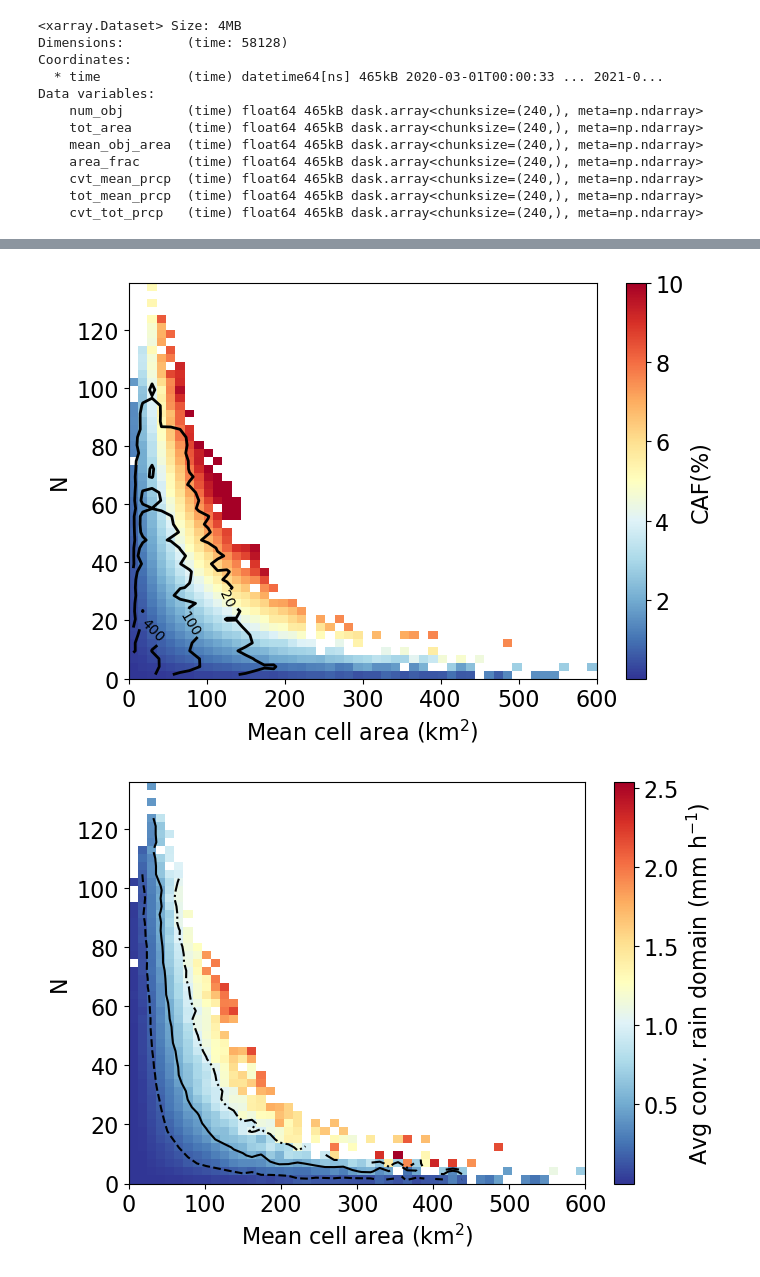
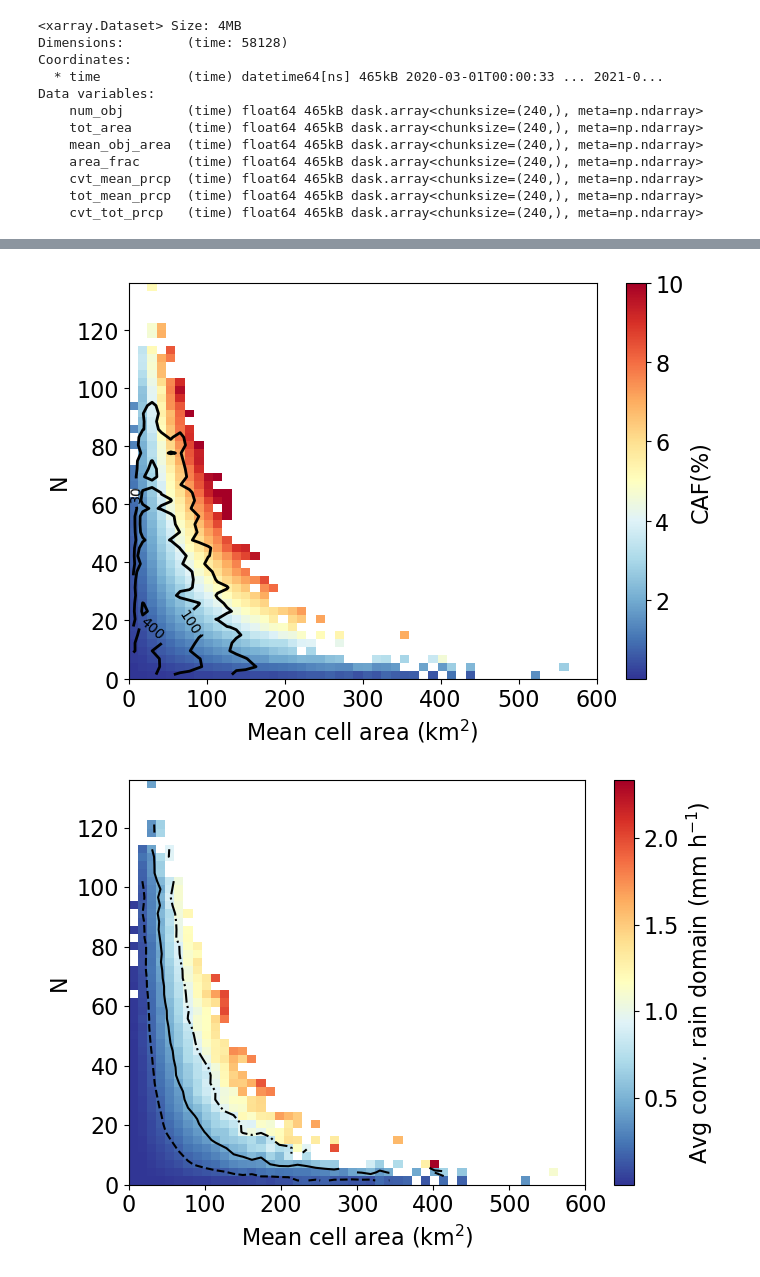
Before and after one commit to 21centuryweather/hk25-AusNode-LargeScaleP, a Jupyter notebook: Demo/Demo_figure1_steiner.ipynb, the cells around one changed output, grey strips where cells are left out. Drawn from its saved outputs; the diff is of its cells as text; code cells hidden in the pictures.

```diff
--- a/Demo/Demo_figure1_steiner.ipynb
+++ b/Demo/Demo_figure1_steiner.ipynb
@@ -107,6 +107,8 @@ counts, _, _, _ = binned_statistic_2d(
     range=[xrange, yrange]
 )
 
+## mask out bins with ≤ 1 samples
+stat[counts <= 1] = np.nan
 # make a mesh for pcolormesh
 X, Y = np.meshgrid(xedges, yedges, indexing='xy')
 
@@ -119,14 +121,14 @@ pcm = ax.pcolormesh(
 x_centers = (xedges[:-1] + xedges[1:]) / 2
 y_centers = (yedges[:-1] + yedges[1:]) / 2
 fig.colorbar(pcm, ax=ax, label="CAF(%)")
-cs = ax.contour(x_centers, y_centers,counts.T, levels=[20,100,400],colors="k",)
+cs = ax.contour(x_centers, y_centers,counts.T, levels=[30,100,400],colors="k",)
 ax.clabel(cs, inline=True, fontsize=10, fmt="%.0f")
 ax.set_xlabel("Mean cell area (km$^2$)")
 ax.set_ylabel('N')
 # ax.set_title()
 plt.tight_layout()
 # %% [output]
-[figure, old version]
+[figure, new version]
 # %%
 x = mean_obj_area_arr.values
 y = num_obj_arr.values
@@ -145,39 +147,49 @@ stat, xedges, yedges, _ = binned_statistic_2d(
     bins=[xbins, ybins],
     range=[xrange, yrange]
 )
+
+counts, _, _, _ = binned_statistic_2d(
+    x2, y2, None, statistic='count',
+    bins=[xbins, ybins],
+    range=[xrange, yrange]
+)
+
+## mask out bins with ≤ 1 samples
+stat[counts <= 1] = np.nan
+
 ## quartiles
 vals = stat.flatten()
 vals = vals[~np.isnan(vals)]
 q25, q50, q75 = np.percentile(vals, [25, 50, 75])
 
 # 2) make a centre–point grid for contour (rather than edges)
 x_centers = (xedges[:-1] + xedges[1:]) / 2
 y_centers = (yedges[:-1] + yedges[1:]) / 2
 Xc, Yc = np.meshgrid(x_centers, y_centers)
 
 # 3) pcolormesh your mean field
 fig, ax = plt.subplots(figsize=(7,5))
 pcm = ax.pcolormesh(
     xedges, yedges, stat.T,
     cmap='RdYlBu_r', shading='auto'
 )
 fig.colorbar(pcm, ax=ax, label="Avg conv. rain domain (mm h$^{-1}$)")
 
 # 4) overlay contours at the three quartile levels
 cs = ax.contour(
     Xc, Yc, stat.T,
     levels=[q25, q50, q75],
     colors='k',
     linestyles=['--','-','-.'],
     linewidths=1.5
 )
 # ax.clabel(cs, inline=True, fmt='%.1f', fontsize=10)
 
 ax.set_xlabel("Mean cell area (km$^2$)")
 ax.set_ylabel("N")
 plt.tight_layout()
 # %% [output]
-[figure, old version]
+[figure, new version]
 # %%
 x = mean_obj_area_arr.values
 y = num_obj_arr.values
```
Also changed, not shown: parts of 2 cells of this notebook, 16 other files.
